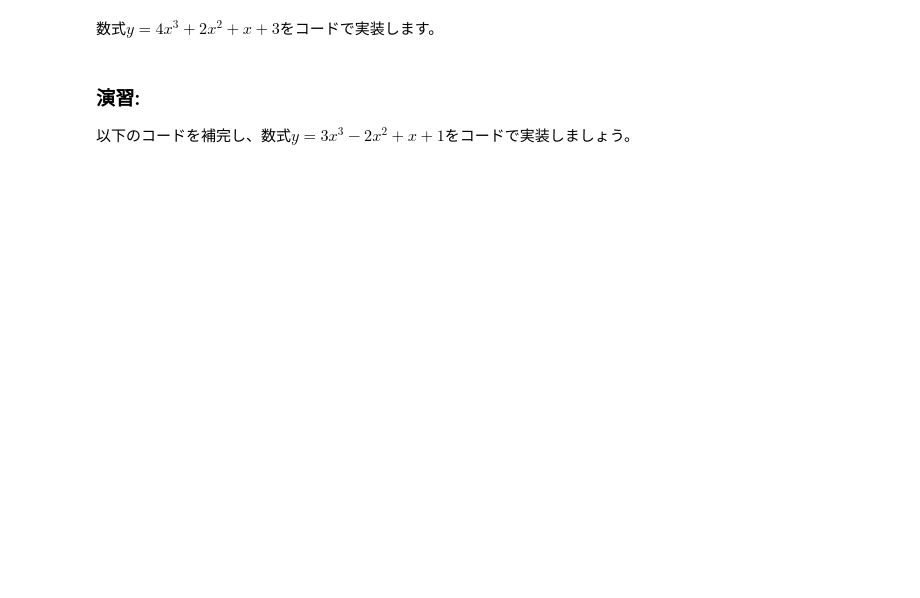
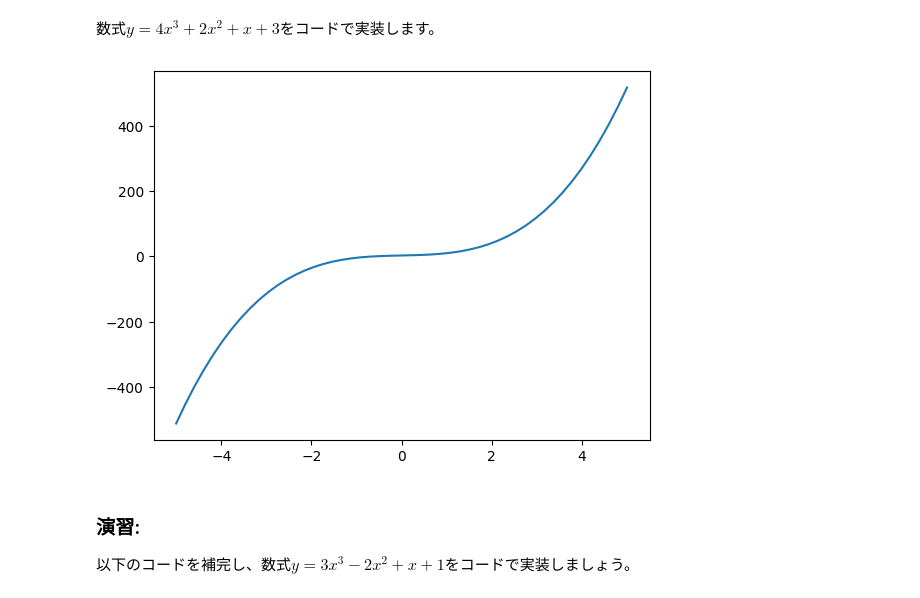
Before and after one commit to yuukimotai/UsedApart_PricePred, a Jupyter notebook: math_for_ai/Section_4/poly­nomial_lesson.ipynb, the cells around one changed output. Drawn from its saved outputs; the diff is of its cells as text; code cells hidden in the pictures; blank space fills up the shorter version.

```diff
--- a/math_for_ai/Section_4/poly­nomial_lesson.ipynb
+++ b/math_for_ai/Section_4/poly­nomial_lesson.ipynb
@@ -23,5 +36,19 @@ $$y = a_nx^n+a_{n-1}x^{n-1}+\cdots+a_1x+ a_0$$
 # %% [markdown]
 数式$y=4x^3+2x^2+x+3$をコードで実装します。
+# %%
+import numpy as np
+import matplotlib.pyplot as plt
+
+def my_func(x):
+    return 4*x**3 + 2*x + x + 3
+
+x = np.linspace(-5, 5)
+y = my_func(x)
+
+plt.plot(x, y)
+plt.show()
+# %% [output]
+[figure, added]
 # %% [markdown]
 ### 演習:
 以下のコードを補完し、数式$y=3x^3 - 2x^2 + x + 1$をコードで実装しましょう。
```
Also changed, not shown: parts of 2 cells of this notebook.
